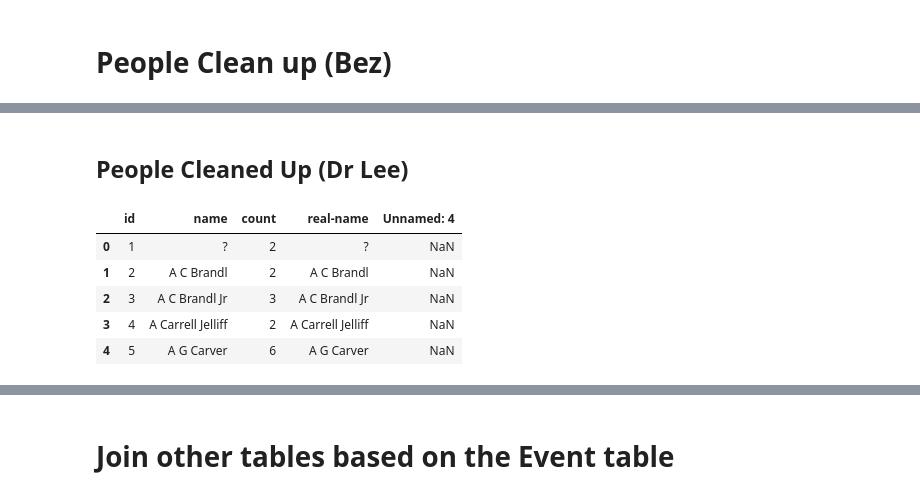
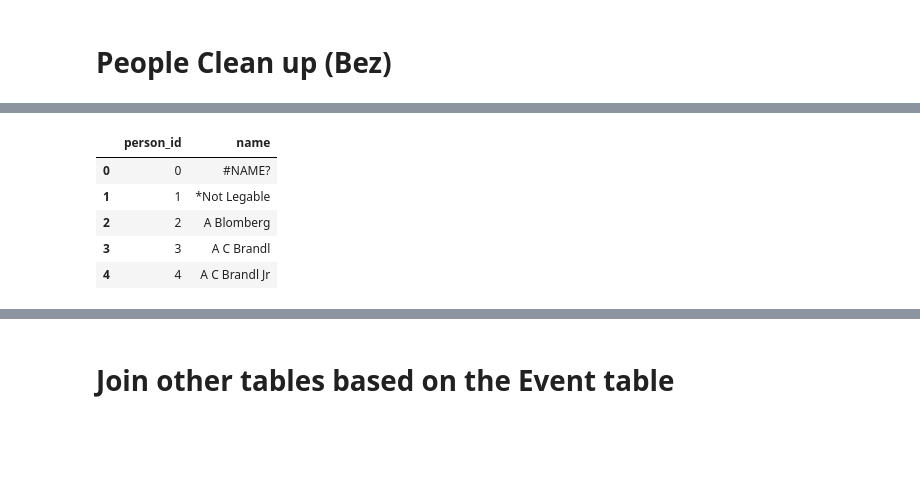
Before and after one commit to squeakyspacebar/urban-renewal-curation, a Jupyter notebook: python/Bez-Data-org.ipynb, the cells around one changed output, grey strips where cells are left out. Drawn from its saved outputs; the diff is of its cells as text; code cells hidden in the pictures; blank space fills up the shorter version.

Commit message:
Complete Script
The script is complete and outputs the final entities and attributes to the db_output forder

```diff
--- a/python/Bez-Data-org.ipynb
+++ b/python/Bez-Data-org.ipynb
@@ -1377,2 +1322,2 @@ events_table.to_csv('output/events.csv')
 # %%
-condenced_people = pd.read_csv("output/people_clean_final2.csv")
+people_old = pd.read_csv("data/people_old.csv")
@@ -1442,2 +1323,0 @@ new_people_frame.head(15)
-# %% [markdown]
-## People Cleaned Up (Dr Lee)
@@ -1446,9 +1324,9 @@ new_people = pd.read_csv("output/people_count_cleaned.csv")
 # %%
-new_people.head()
+people_old.head()
 # %% [output]
-|  | id | name | count | real-name | Unnamed: 4 |
-| 0 | 1 | ? | 2 | ? | NaN |
-| 1 | 2 | A C Brandl | 2 | A C Brandl | NaN |
-| 2 | 3 | A C Brandl Jr | 3 | A C Brandl Jr | NaN |
-| 3 | 4 | A Carrell Jelliff | 2 | A Carrell Jelliff | NaN |
-| 4 | 5 | A G Carver | 6 | A G Carver | NaN |
+|  | person_id | name |
+| 0 | 0 | #NAME? |
+| 1 | 1 | *Not Legable |
+| 2 | 2 | A Blomberg |
+| 3 | 3 | A C Brandl |
+| 4 | 4 | A C Brandl Jr |
```
Also changed, not shown: parts of 156 cells of this notebook.
